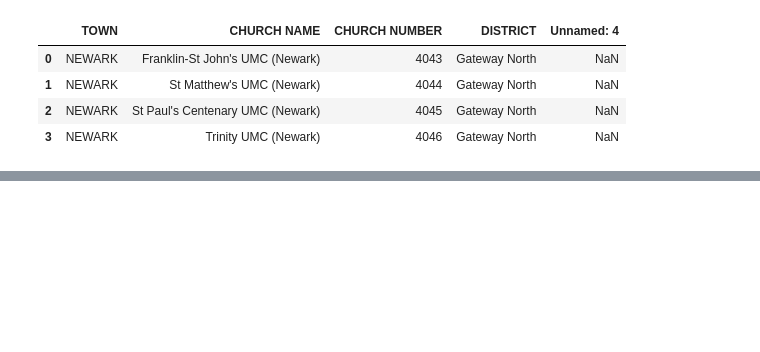
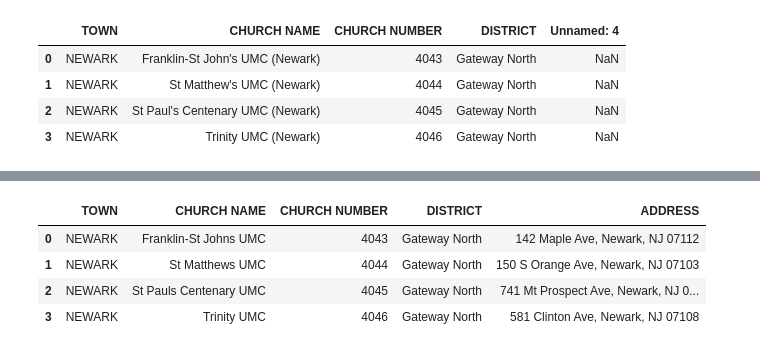
Before and after one commit to bgina875/CourseraCapstone, a Jupyter notebook: My CapstoneProjectWeek2.ipynb, the cells around one changed output, grey strips where cells are left out. Drawn from its saved outputs; the diff is of its cells as text; code cells hidden in the pictures; blank space fills up the shorter version.

```diff
--- a/My CapstoneProjectWeek2.ipynb
+++ b/My CapstoneProjectWeek2.ipynb
@@ -327,11 +332,18 @@ df_GJUMC_homeless
 # %%
-df_GJUMC_homeless.loc[:,'ADDRESS'] = ['142 Maple Ave, Newark, NJ 07112',
-                                      '150 S Orange Ave, Newark, NJ 07103',
-                                      '741 Mt Prospect Ave, Newark, NJ 07104',
-                                      '581 Clinton Ave, Newark, NJ 07108']
-
-df_GJUMC_homeless.loc[:,'CHURCH NAME'] = df_GJUMC_homeless['CHURCH NAME'].str.replace('Newark','').str.replace('(','').str.replace(')','').str.rstrip()
+import pandas as pd
+from pandas import DataFrame
+df_GJUMC_homeless = DataFrame ({'TOWN': ['NEWARK', 'NEWARK', 'NEWARK', 'NEWARK'],
+                 'CHURCH NAME': ['Franklin-St Johns UMC', 'St Matthews UMC', 'St Pauls Centenary UMC', 'Trinity UMC'],
+                 'CHURCH NUMBER': ['4043', '4044', '4045', '4046'],
+                 'DISTRICT': ['Gateway North', 'Gateway North', 'Gateway North', 'Gateway North'],
+                 'ADDRESS': ['142 Maple Ave, Newark, NJ 07112', '150 S Orange Ave, Newark, NJ 07103', '741 Mt Prospect Ave, Newark, NJ 07104', '581 Clinton Ave, Newark, NJ 07108']})
 df_GJUMC_homeless
+# %% [output]
+|  | TOWN | CHURCH NAME | CHURCH NUMBER | DISTRICT | ADDRESS |
+| 0 | NEWARK | Franklin-St Johns UMC | 4043 | Gateway North | 142 Maple Ave, Newark, NJ 07112 |
+| 1 | NEWARK | St Matthews UMC | 4044 | Gateway North | 150 S Orange Ave, Newark, NJ 07103 |
+| 2 | NEWARK | St Pauls Centenary UMC | 4045 | Gateway North | 741 Mt Prospect Ave, Newark, NJ 0... |
+| 3 | NEWARK | Trinity UMC | 4046 | Gateway North | 581 Clinton Ave, Newark, NJ 07108 |
 # %%
 church_lat = []
 church_lon = []
```
Also changed, not shown: parts of 44 cells of this notebook.
